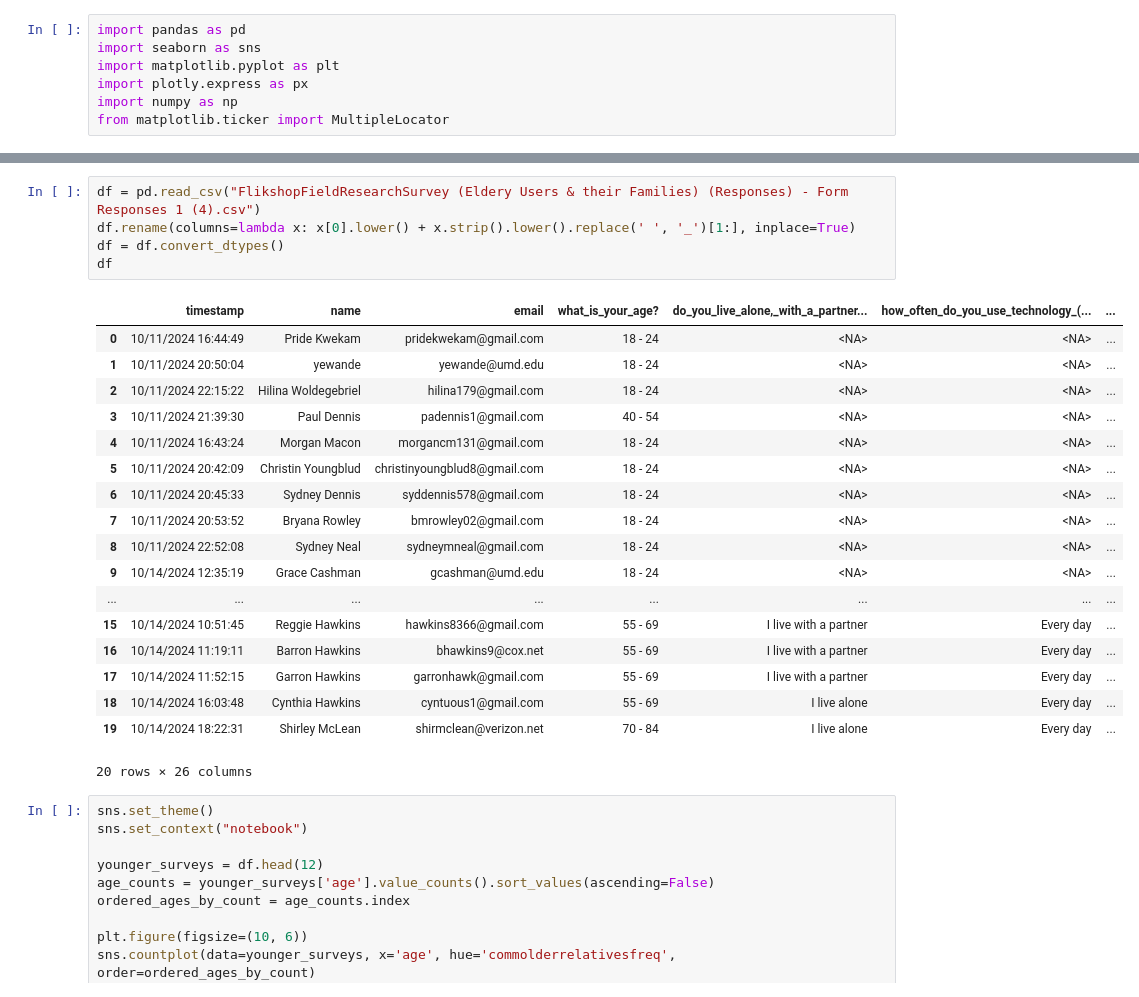
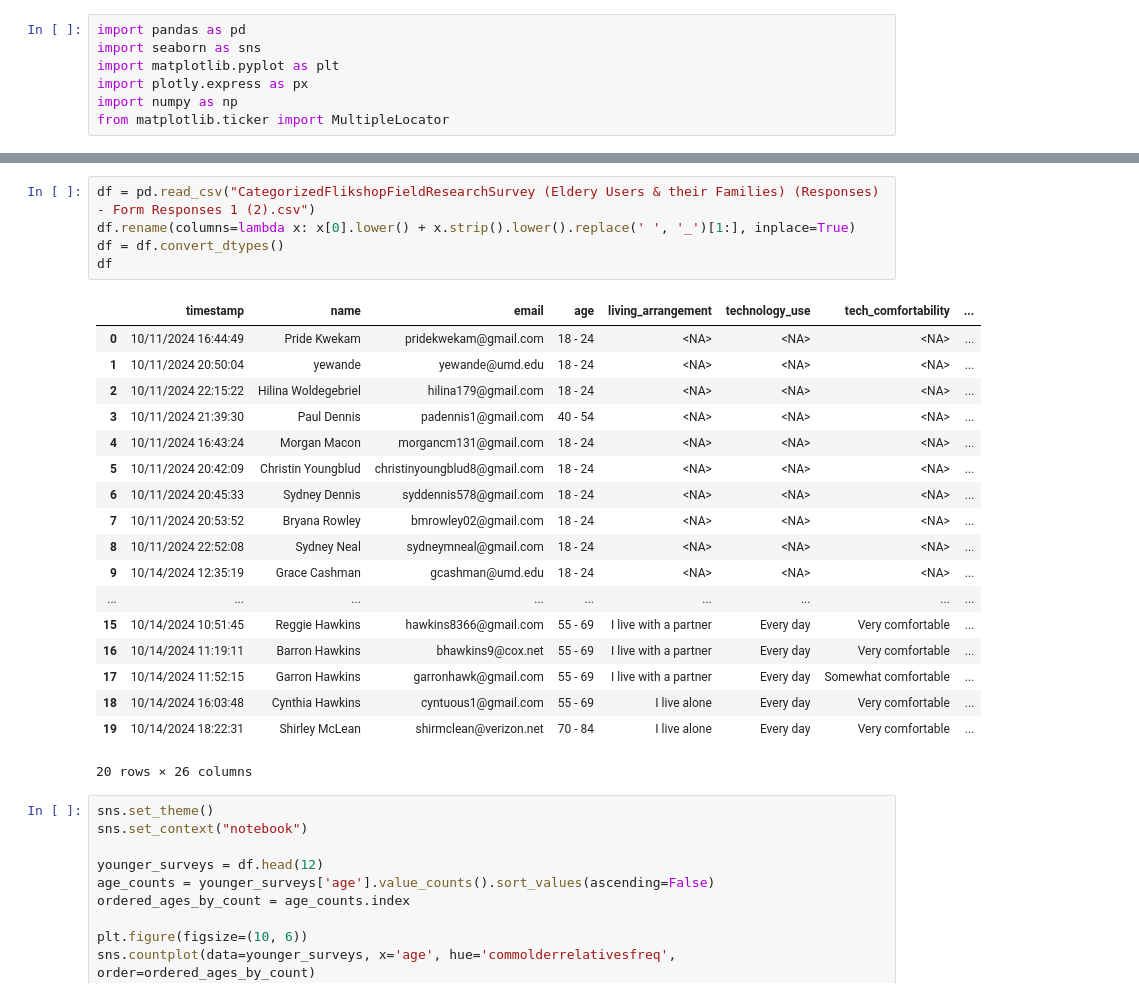
Before and after one commit to neekrich/Flikshop, a Jupyter notebook: FlikshopSurveyResults_Elderly.ipynb, the cells around one changed output, grey strips where cells are left out. Saved outputs shown, nothing was run; the diff lists cells and outputs as text.

```diff
--- a/FlikshopSurveyResults_Elderly.ipynb
+++ b/FlikshopSurveyResults_Elderly.ipynb
@@ -16,26 +16,26 @@ Saving FlikshopFieldResearchSurvey (Eldery Users & their Families) (Responses) -
 # %%
-df = pd.read_csv("FlikshopFieldResearchSurvey (Eldery Users & their Families) (Responses) - Form Responses 1 (4).csv")
+df = pd.read_csv("CategorizedFlikshopFieldResearchSurvey (Eldery Users & their Families) (Responses) - Form Responses 1 (2).csv")
 df.rename(columns=lambda x: x[0].lower() + x.strip().lower().replace(' ', '_')[1:], inplace=True)
 df = df.convert_dtypes()
 df
 # %% [output]
-|  | timestamp | name | email | what_is_your_age? | do_you_live_alone,_with_a_partner... | how_often_do_you_use_technology_(... | ... |
-| 0 | 10/11/2024 16:44:49 | Pride Kwekam | pridekwekam@gmail.com | 18 - 24 | <NA> | <NA> | ... |
-| 1 | 10/11/2024 20:50:04 | yewande | yewande@umd.edu | 18 - 24 | <NA> | <NA> | ... |
-| 2 | 10/11/2024 22:15:22 | Hilina Woldegebriel | hilina179@gmail.com | 18 - 24 | <NA> | <NA> | ... |
-| 3 | 10/11/2024 21:39:30 | Paul Dennis | padennis1@gmail.com | 40 - 54 | <NA> | <NA> | ... |
-| 4 | 10/11/2024 16:43:24 | Morgan Macon | morgancm131@gmail.com | 18 - 24 | <NA> | <NA> | ... |
-| 5 | 10/11/2024 20:42:09 | Christin Youngblud | christinyoungblud8@gmail.com | 18 - 24 | <NA> | <NA> | ... |
-| 6 | 10/11/2024 20:45:33 | Sydney Dennis | syddennis578@gmail.com | 18 - 24 | <NA> | <NA> | ... |
-| 7 | 10/11/2024 20:53:52 | Bryana Rowley | bmrowley02@gmail.com | 18 - 24 | <NA> | <NA> | ... |
-| 8 | 10/11/2024 22:52:08 | Sydney Neal | sydneymneal@gmail.com | 18 - 24 | <NA> | <NA> | ... |
-| 9 | 10/14/2024 12:35:19 | Grace Cashman | gcashman@umd.edu | 18 - 24 | <NA> | <NA> | ... |
-| ... | ... | ... | ... | ... | ... | ... | ... |
-| 15 | 10/14/2024 10:51:45 | Reggie Hawkins | hawkins8366@gmail.com | 55 - 69 | I live with a partner | Every day | ... |
-| 16 | 10/14/2024 11:19:11 | Barron Hawkins | bhawkins9@cox.net | 55 - 69 | I live with a partner | Every day | ... |
-| 17 | 10/14/2024 11:52:15 | Garron Hawkins | garronhawk@gmail.com | 55 - 69 | I live with a partner | Every day | ... |
-| 18 | 10/14/2024 16:03:48 | Cynthia Hawkins | cyntuous1@gmail.com | 55 - 69 | I live alone | Every day | ... |
-| 19 | 10/14/2024 18:22:31 | Shirley McLean | shirmclean@verizon.net | 70 - 84 | I live alone | Every day | ... |
+|  | timestamp | name | email | age | living_arrangement | technology_use | tech_comfortability | ... |
+| 0 | 10/11/2024 16:44:49 | Pride Kwekam | pridekwekam@gmail.com | 18 - 24 | <NA> | <NA> | <NA> | ... |
+| 1 | 10/11/2024 20:50:04 | yewande | yewande@umd.edu | 18 - 24 | <NA> | <NA> | <NA> | ... |
+| 2 | 10/11/2024 22:15:22 | Hilina Woldegebriel | hilina179@gmail.com | 18 - 24 | <NA> | <NA> | <NA> | ... |
+| 3 | 10/11/2024 21:39:30 | Paul Dennis | padennis1@gmail.com | 40 - 54 | <NA> | <NA> | <NA> | ... |
+| 4 | 10/11/2024 16:43:24 | Morgan Macon | morgancm131@gmail.com | 18 - 24 | <NA> | <NA> | <NA> | ... |
+| 5 | 10/11/2024 20:42:09 | Christin Youngblud | christinyoungblud8@gmail.com | 18 - 24 | <NA> | <NA> | <NA> | ... |
+| 6 | 10/11/2024 20:45:33 | Sydney Dennis | syddennis578@gmail.com | 18 - 24 | <NA> | <NA> | <NA> | ... |
+| 7 | 10/11/2024 20:53:52 | Bryana Rowley | bmrowley02@gmail.com | 18 - 24 | <NA> | <NA> | <NA> | ... |
+| 8 | 10/11/2024 22:52:08 | Sydney Neal | sydneymneal@gmail.com | 18 - 24 | <NA> | <NA> | <NA> | ... |
+| 9 | 10/14/2024 12:35:19 | Grace Cashman | gcashman@umd.edu | 18 - 24 | <NA> | <NA> | <NA> | ... |
+| ... | ... | ... | ... | ... | ... | ... | ... | ... |
+| 15 | 10/14/2024 10:51:45 | Reggie Hawkins | hawkins8366@gmail.com | 55 - 69 | I live with a partner | Every day | Very comfortable | ... |
+| 16 | 10/14/2024 11:19:11 | Barron Hawkins | bhawkins9@cox.net | 55 - 69 | I live with a partner | Every day | Very comfortable | ... |
+| 17 | 10/14/2024 11:52:15 | Garron Hawkins | garronhawk@gmail.com | 55 - 69 | I live with a partner | Every day | Somewhat comfortable | ... |
+| 18 | 10/14/2024 16:03:48 | Cynthia Hawkins | cyntuous1@gmail.com | 55 - 69 | I live alone | Every day | Very comfortable | ... |
+| 19 | 10/14/2024 18:22:31 | Shirley McLean | shirmclean@verizon.net | 70 - 84 | I live alone | Every day | Very comfortable | ... |
 20 rows × 26 columns
 # %%
 sns.set_theme()
```
Also changed, not shown: parts of 2 cells of this notebook.
